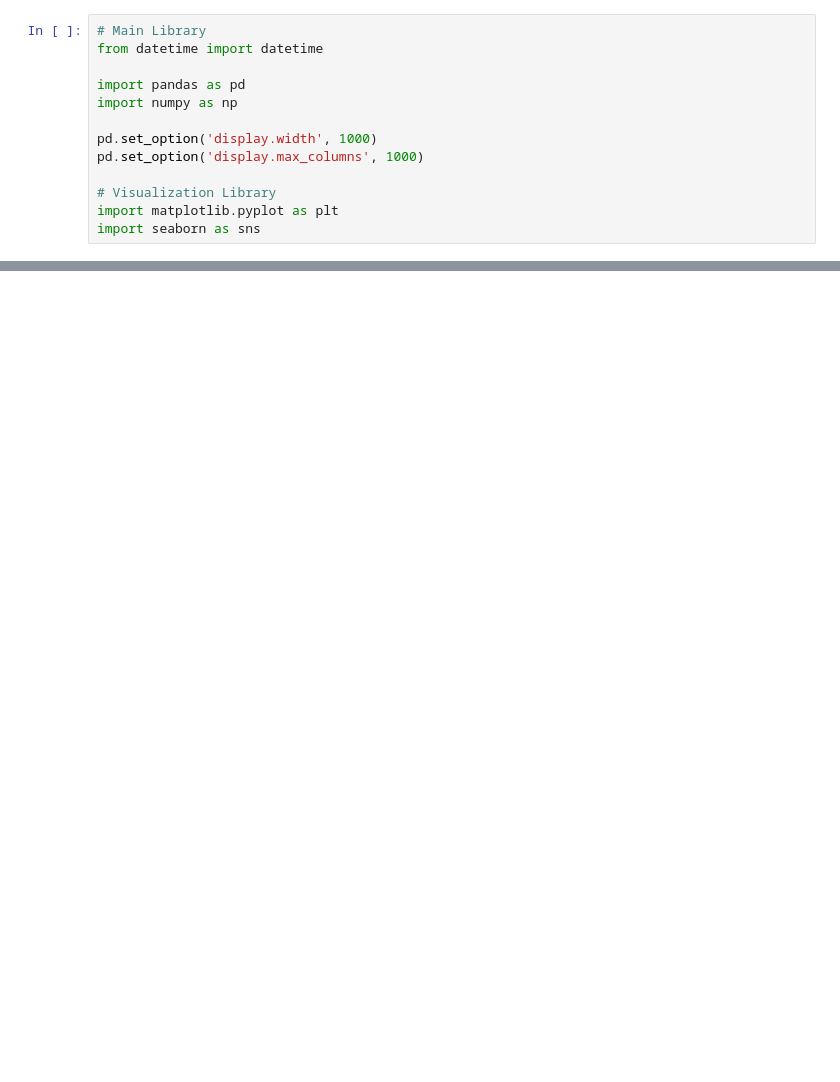
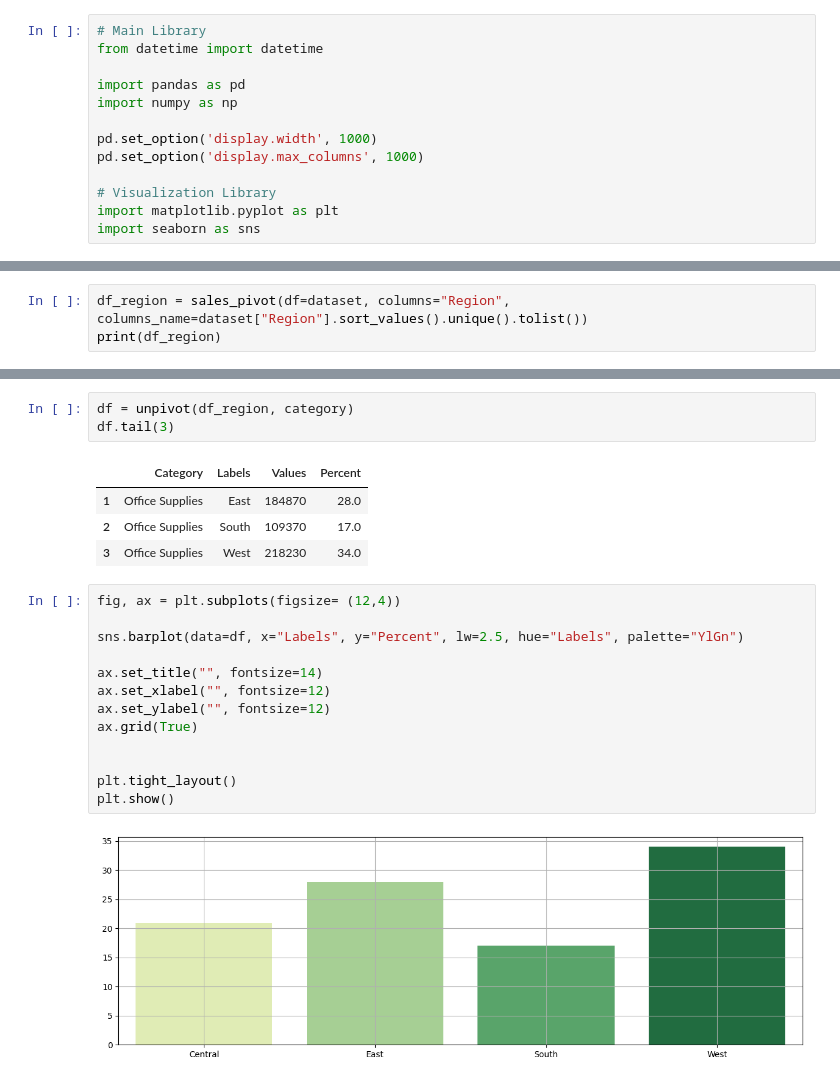
Before and after one commit to rezaaprm/logistics_supply, a Jupyter notebook: main.ipynb, the cells around one changed output, grey strips where cells are left out. Drawn from its saved outputs; the diff is of its cells as text; blank space fills up the shorter version.

```diff
--- a/main.ipynb
+++ b/main.ipynb
@@ -266,0 +105,3 @@ array(['Central', 'East', 'South', 'West'], dtype=object)
+# %%
+df_region = sales_pivot(df=dataset, columns="Region", columns_name=dataset["Region"].sort_values().unique().tolist())
+print(df_region)
@@ -266,0 +209,23 @@ array(['Central', 'East', 'South', 'West'], dtype=object)
+# %%
+df = unpivot(df_region, category)
+df.tail(3)
+# %% [output]
+|  | Category | Labels | Values | Percent |
+| 1 | Office Supplies | East | 184870 | 28.0 |
+| 2 | Office Supplies | South | 109370 | 17.0 |
+| 3 | Office Supplies | West | 218230 | 34.0 |
+# %%
+fig, ax = plt.subplots(figsize= (12,4))
+
+sns.barplot(data=df, x="Labels", y="Percent", lw=2.5, hue="Labels", palette="YlGn")
+
+ax.set_title("", fontsize=14)
+ax.set_xlabel("", fontsize=12)
+ax.set_ylabel("", fontsize=12)
+ax.grid(True)
+
+
+plt.tight_layout()
+plt.show()
+# %% [output]
+[figure, added]
```
Also changed, not shown: parts of 64 cells of this notebook, 3 other files.
